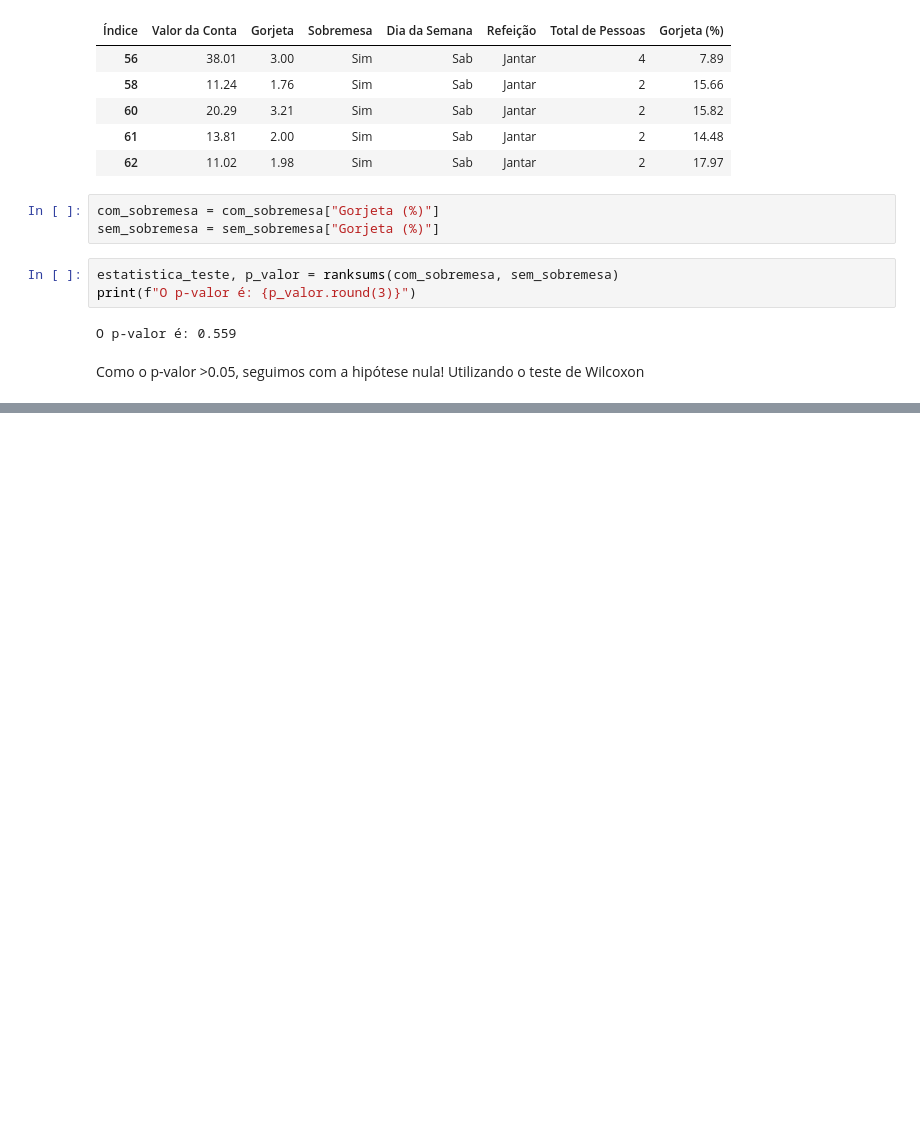
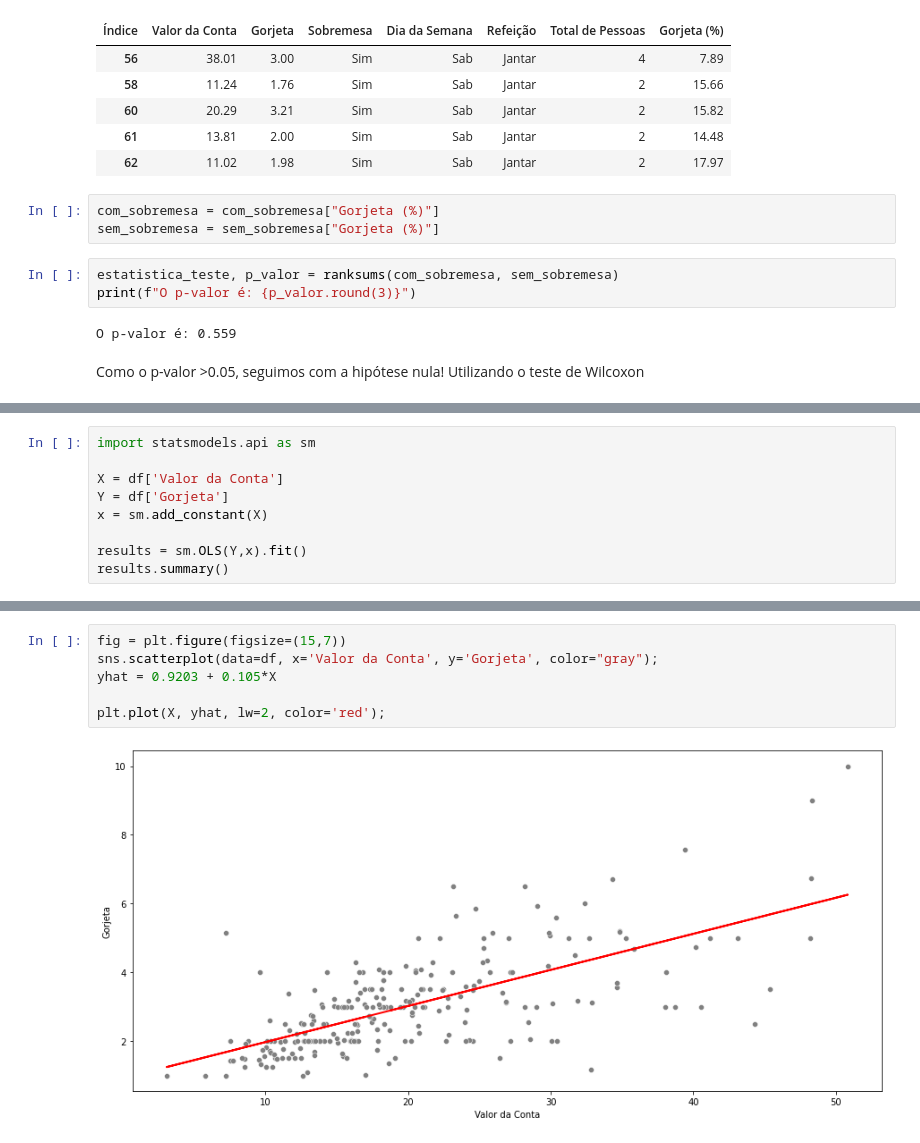
Before and after one commit to FelipeGBarreto/Projects, a Jupyter notebook: Análise_Gorjetas.ipynb, the cells around one changed output, grey strips where cells are left out. Cells and saved outputs as stored; diff of their text form; blank space fills up the shorter version.

```diff
--- a/Análise_Gorjetas.ipynb
+++ b/Análise_Gorjetas.ipynb
@@ -395,0 +405,9 @@ Como o p-valor >0.05, seguimos com a hipótese nula! Utilizando o teste de Wilco
+# %%
+import statsmodels.api as sm
+
+X = df['Valor da Conta']
+Y = df['Gorjeta']
+x = sm.add_constant(X)
+
+results = sm.OLS(Y,x).fit()
+results.summary()
@@ -395,0 +434,8 @@ Como o p-valor >0.05, seguimos com a hipótese nula! Utilizando o teste de Wilco
+# %%
+fig = plt.figure(figsize=(15,7))
+sns.scatterplot(data=df, x='Valor da Conta', y='Gorjeta', color="gray");
+yhat = 0.9203 + 0.105*X
+
+plt.plot(X, yhat, lw=2, color='red');
+# %% [output]
+[figure, added]
```
Also changed, not shown: parts of 11 cells of this notebook.
